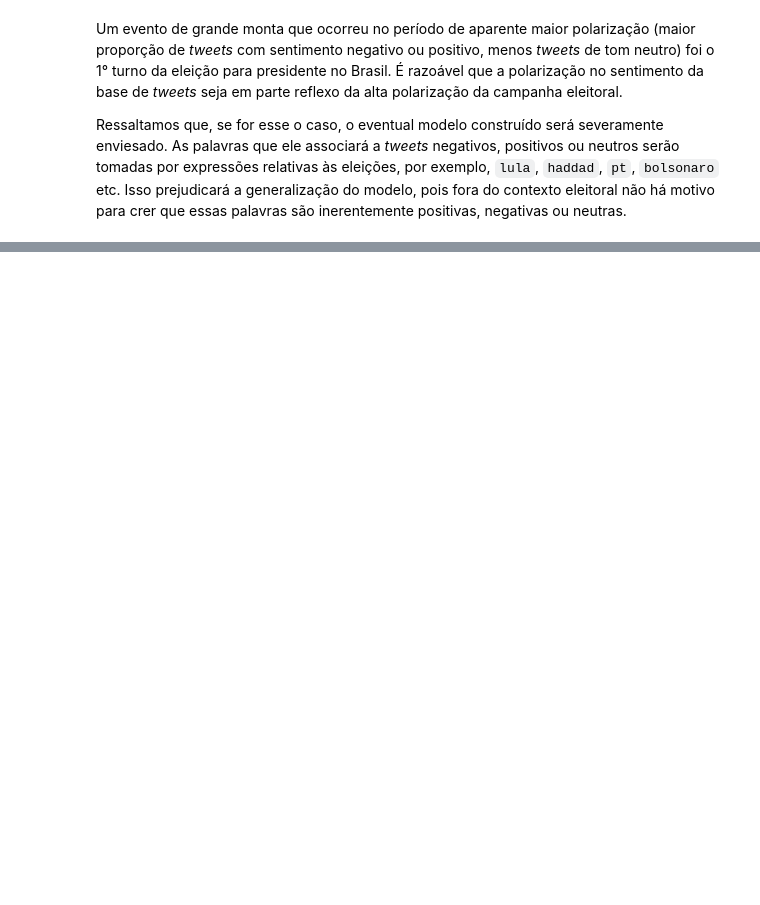
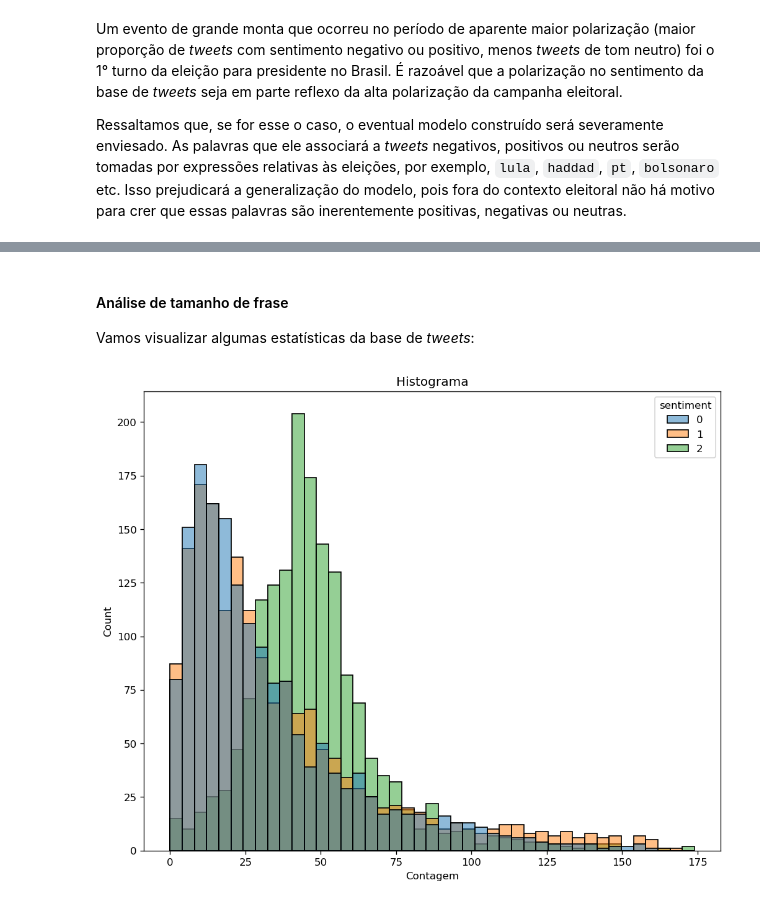
Before and after one commit to flimao/analise-sentimento-twitter, a Jupyter notebook: notebooks_exploration/2_eda.ipynb, the cells around one changed output, grey strips where cells are left out. Drawn from its saved outputs; the diff is of its cells as text; code cells hidden in the pictures; blank space fills up the shorter version.

```diff
--- a/notebooks_exploration/2_eda.ipynb
+++ b/notebooks_exploration/2_eda.ipynb
@@ -191,0 +218,3 @@ Ressaltamos que, se for esse o caso, o eventual modelo construído será severam
+# %%
+import spacy
+nlp = spacy.load("pt_core_news_lg")
@@ -191,0 +341,17 @@ Ressaltamos que, se for esse o caso, o eventual modelo construído será severam
+# %%
+# a função preprocessing_full aplica todas as transformações possíveis
+
+preprocessing_full = lambda s: preprocessing(s, preproc_funs_args = [
+        remover_links,
+        remover_hashtags,
+        remover_mentions,
+        remover_numeros,
+        remover_caracteres_especiais,
+        caixa_baixa,
+        #remover_pontuacao,
+        #(remover_stopwords, dict(stopword_list = stopword_list_alopes)),
+        (tokenizar_remover_stopwords_obter_radicais_spacy, dict(
+            nlp = nlp,
+            stopword_list = stopword_list_alopes,
+        )),
+])
@@ -191,0 +473,17 @@ Ressaltamos que, se for esse o caso, o eventual modelo construído será severam
+# %% [markdown]
+#### Análise de tamanho de frase
+
+Vamos visualizar algumas estatísticas da base de *tweets*:
+# %%
+len_frases = tweets_radicais.radicais.str.replace(' ', '').apply(len)
+
+fig, ax = plt.subplots()
+sns.histplot(x = len_frases, hue = tweets_radicais.sentiment, ax = ax)
+#len_frases.plot.hist(ax = ax, label = 'Número de caracteres da frase')
+#ax.axvline(x = len_frases.mean(), label = f'Média = {len_frases.mean():.1f} caracteres', ls = '--', color = 'black')
+ax.set_xlabel('Contagem')
+ax.set_title('Histograma')
+#plt.legend()
+plt.show()
+# %% [output]
+[figure, added]
```
Also changed, not shown: parts of 22 cells of this notebook.
